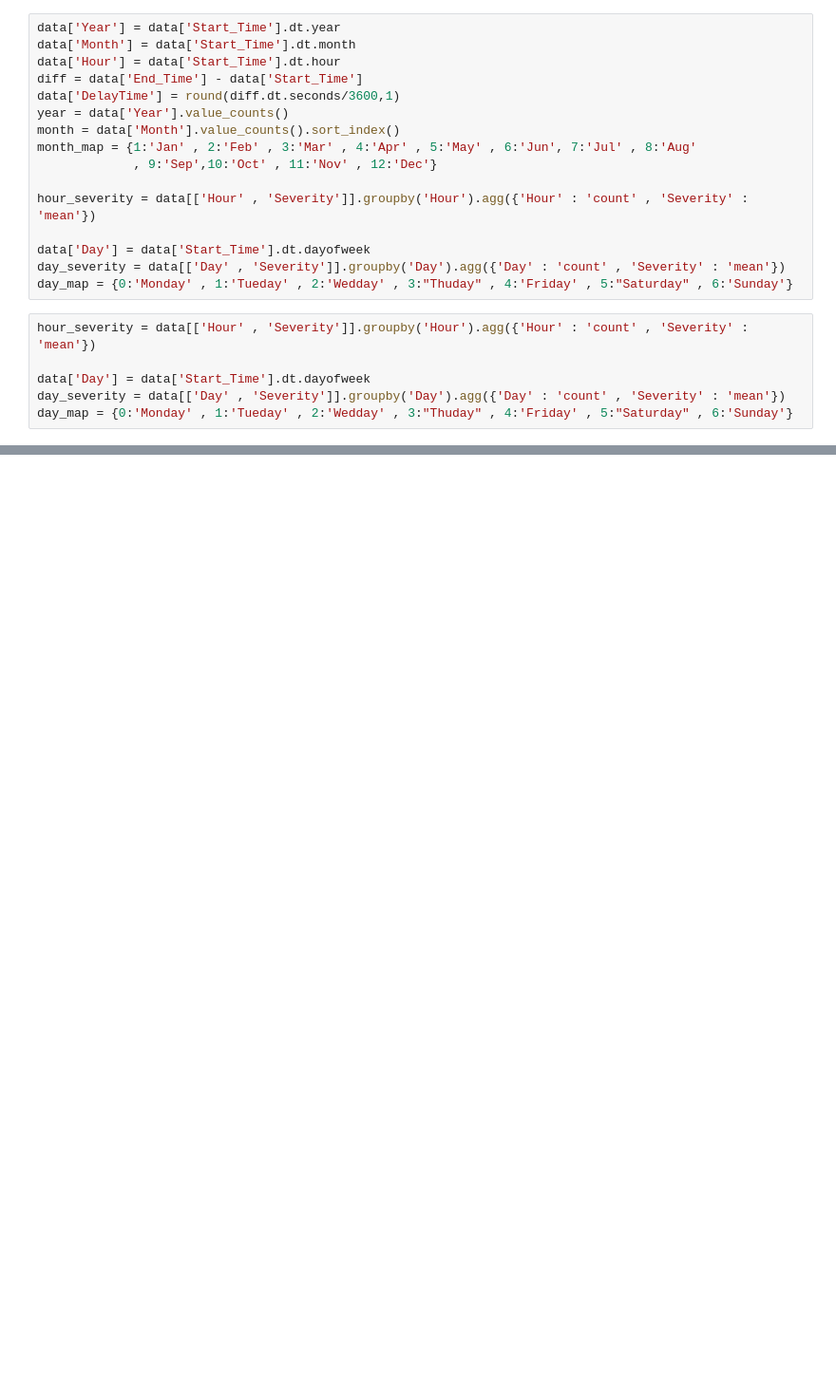
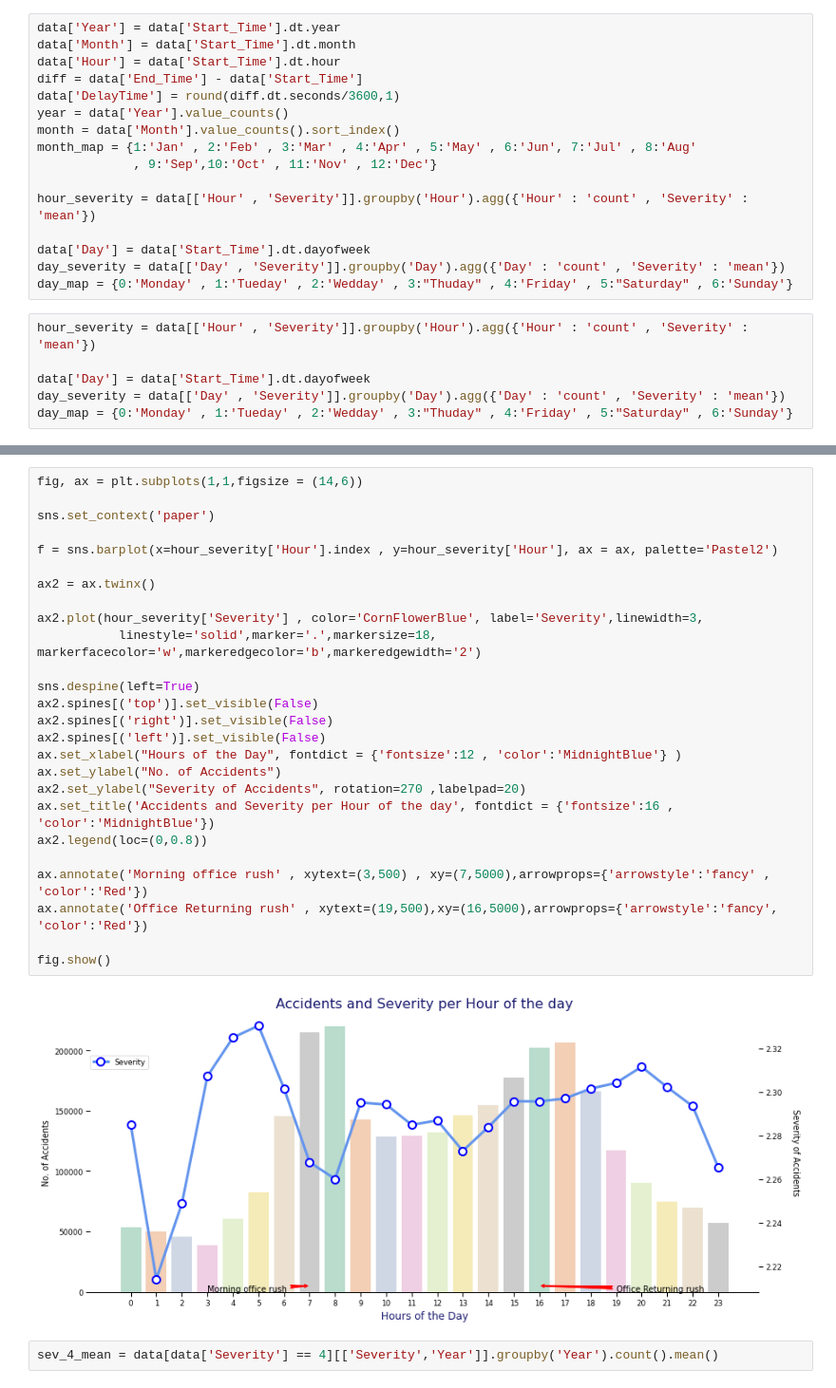
Before and after one commit to Butulparveen/US-Accidents-Severity-Prediction_CMPE255_Project, a Jupyter notebook: us-accidents-severity-prediction.ipynb, the cells around one changed output, grey strips where cells are left out. Shown at 95% size. Drawn from its saved outputs; the diff is of its cells as text; blank space fills up the shorter version.

```diff
--- a/us-accidents-severity-prediction.ipynb
+++ b/us-accidents-severity-prediction.ipynb
@@ -161,0 +275,30 @@ data.groupby(by=['Year', 'Month']).size().plot()
+# %%
+fig, ax = plt.subplots(1,1,figsize = (14,6))
+
+sns.set_context('paper')
+
+f = sns.barplot(x=hour_severity['Hour'].index , y=hour_severity['Hour'], ax = ax, palette='Pastel2')
+
+ax2 = ax.twinx()
+
+ax2.plot(hour_severity['Severity'] , color='CornFlowerBlue', label='Severity',linewidth=3,
+           linestyle='solid',marker='.',markersize=18, markerfacecolor='w',markeredgecolor='b',markeredgewidth='2')
+
+sns.despine(left=True)
+ax2.spines[('top')].set_visible(False)
+ax2.spines[('right')].set_visible(False)
+ax2.spines[('left')].set_visible(False)
+ax.set_xlabel("Hours of the Day", fontdict = {'fontsize':12 , 'color':'MidnightBlue'} )
+ax.set_ylabel("No. of Accidents")
+ax2.set_ylabel("Severity of Accidents", rotation=270 ,labelpad=20)
+ax.set_title('Accidents and Severity per Hour of the day', fontdict = {'fontsize':16 , 'color':'MidnightBlue'})
+ax2.legend(loc=(0,0.8))
+
+ax.annotate('Morning office rush' , xytext=(3,500) , xy=(7,5000),arrowprops={'arrowstyle':'fancy' , 'color':'Red'})
+ax.annotate('Office Returning rush' , xytext=(19,500),xy=(16,5000),arrowprops={'arrowstyle':'fancy', 'color':'Red'})
+
+fig.show()
+# %% [output]
+[figure, added]
+# %%
+sev_4_mean = data[data['Severity'] == 4][['Severity','Year']].groupby('Year').count().mean()
```
Also changed, not shown: parts of 58 cells of this notebook.
